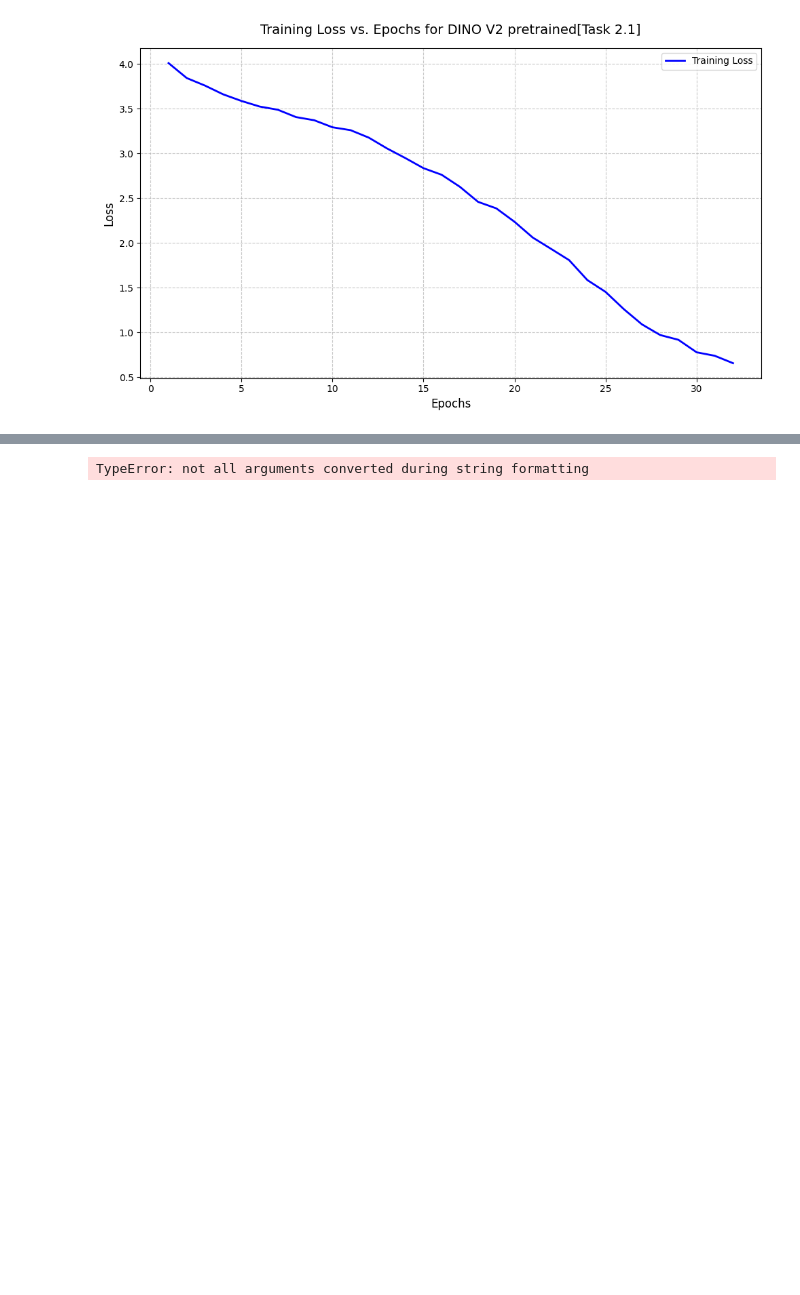
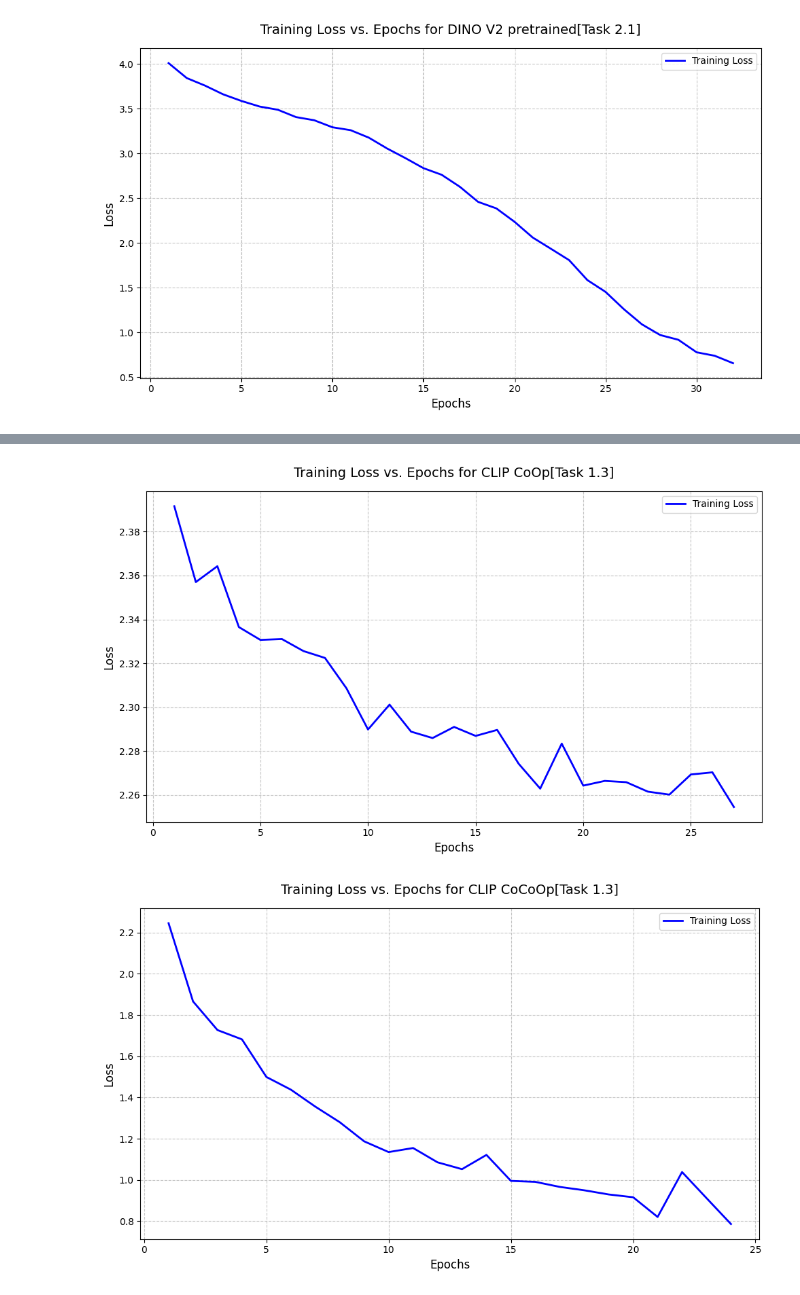
Before and after one commit to zxingz/COL8628_ASSIGNMENT1, a Jupyter notebook: Reporting.ipynb, the cells around one changed output, grey strips where cells are left out. Drawn from its saved outputs; the diff is of its cells as text; code cells hidden in the pictures; blank space fills up the shorter version.

Commit message:
coop trainsfer train working

```diff
--- a/Reporting.ipynb
+++ b/Reporting.ipynb
@@ -218,9 +218,7 @@ def highlight_rows(row):
     else:
         return ['background-color: white'] * len(row)
 
-styled_df = df.style.apply(highlight_rows, axis=1)
+styled_df = df.style.apply(highlight_rows, axis=1).hide(axis="index")
 
 # 3. Export the styled DataFrame as a PNG image using the matplotlib backend
 dfi.export(styled_df, f'report_data{os.sep}result_task_1_1.png', table_conversion="matplotlib")
-# %% [output]
-TypeError: not all arguments converted during string formatting
@@ -226,0 +373,19 @@ TypeError: not all arguments converted during string formatting
+# %%
+def t1_get_loss(history, name, task):
+    losses = []
+    for hist in history:
+        losses += hist['loss']
+    _ = []
+    for loss in losses:
+        if loss not in _:
+            _.append(loss)
+    losses = _
+
+    create_save_training_loss(losses, name=name, task=task)
+
+t1_get_loss(t1_3_coop_hist[:-1], name="CLIP CoOp", task="Task 1.3")
+t1_get_loss(t1_3_cocoop_hist, name="CLIP CoCoOp", task="Task 1.3")
+t1_get_loss(t1_3_maple_hist, name="CLIP MAPLE", task="Task 1.3")
+# %% [output]
+[figure, added]
+[figure, added]
```
Also changed, not shown: parts of 10 cells of this notebook, 14 other files.
